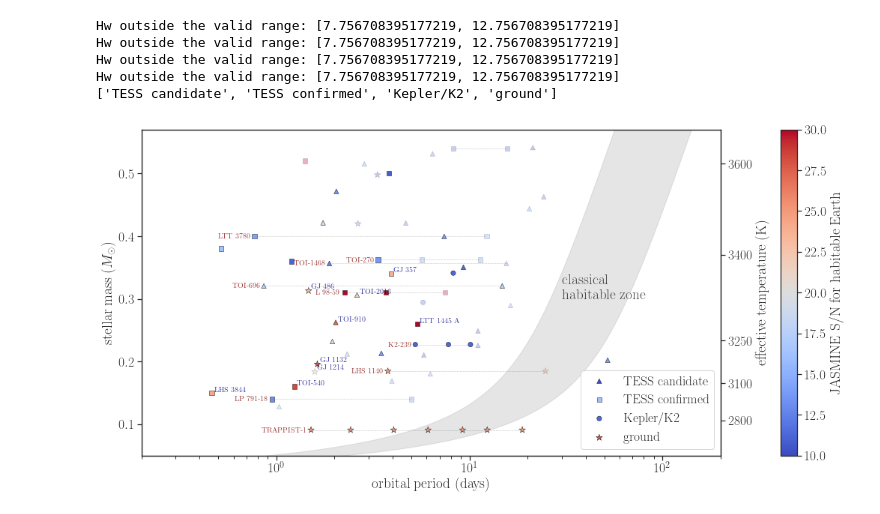
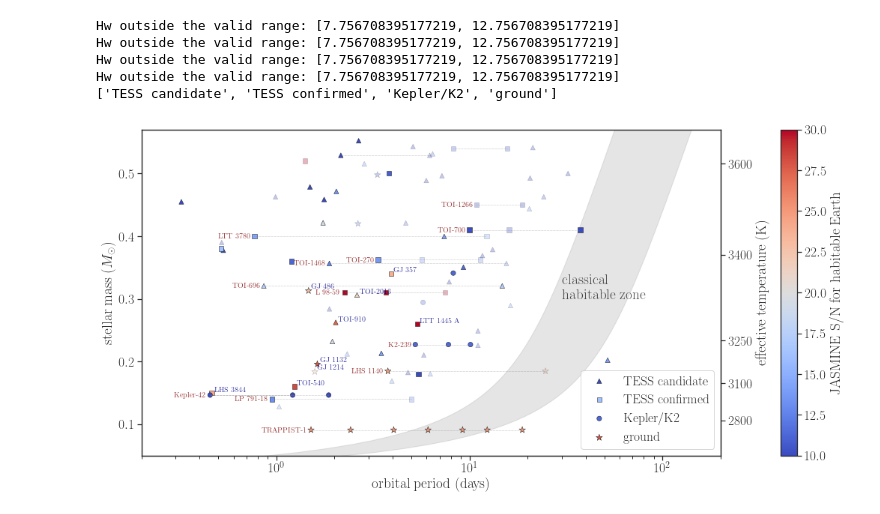
Before and after one commit to kemasuda/otofu, a Jupyter notebook: jasmine_targets/select_targets.ipynb, the cells around one changed output. Drawn from its saved outputs; the diff is of its cells as text; code cells hidden in the pictures.

```diff
--- a/jasmine_targets/select_targets.ipynb
+++ b/jasmine_targets/select_targets.ipynb
@@ -27,8 +27,8 @@ m0 = np.linspace(0.03, 0.65, 100)
 phz0 = HZperiod(m0, s=0.85)
 phz0_upp = HZperiod(m0, s=0.25)
 mticks, tticks = get_mtticks()
-sn_threshold = 10.
-sn_max = 30.
+sn_threshold = 8. # to appear or not on the plot
+sn_min, sn_max = 10, 30 # for colorbar
 # %%
 fig = plt.figure(figsize=(18,8))
 ax = fig.gca()
@@ -48,40 +48,40 @@ for df, mk, lab, ms in zip(datalist, ['^', 's', 'o', '*'], ['TESS candidate', 'T
 
     # <1.5Re planets
     _idx = (df['snHZ'] > sn_threshold) & (df.pl_rade < 1.5)
-    plt.scatter(df[_idx][xkey], df[_idx][ykey], alpha=1, c=df[_idx].snHZ, vmin=sn_threshold, vmax=sn_max, cmap='coolwarm',
+    plt.scatter(df[_idx][xkey], df[_idx][ykey], alpha=1, c=df[_idx].snHZ, vmin=sn_min, vmax=sn_max, cmap='coolwarm',
                 edgecolors='k', lw=0.5, marker=mk, label=lab, s=ms)
     if mk=='^':
         plt.colorbar(pad=0.08, label='JASMINE S/N for habitable Earth')
 
     # Earth-sized planets
     _idx = (df['snHZ'] > sn_threshold) & (df.pl_rade >= 1.5)
-    plt.scatter(df[_idx][xkey], df[_idx][ykey], alpha=0.3, c=df[_idx].snHZ, vmin=sn_threshold, vmax=sn_max, cmap='coolwarm',
+    plt.scatter(df[_idx][xkey], df[_idx][ykey], alpha=0.3, c=df[_idx].snHZ, vmin=sn_min, vmax=sn_max, cmap='coolwarm',
     edgecolors='k', lw=0.5, marker=mk, s=ms)
 
     _idx = (df['snHZ'] > sn_threshold)
     _tids = list(set(df[_idx].tid))
     for _tid in _tids:
         __idx = _idx & (df.tid==_tid)
         plt.plot(df[__idx][xkey], df[__idx][ykey], ls='dotted', lw=0.5, color='gray')
 
         if (np.sum(__idx&(df.mass<0.5)) > 1):
             #print (df[__idx][['pl_name', 'hostname', 'mass', 'pl_orbper', 'pl_rade', 'pHZ', 'snHZ', "Hwmag"]])
             #ax.text(np.min(df[__idx]['pl_orbper'])*0.05+0.1, df[__idx]['mass'].iloc[0], df[__idx]['hostname'].iloc[0], color='k', zorder=1000, alpha=0.8, va='center', fontsize=10)
             ax.text(np.min(df[__idx]['pl_orbper'])*0.95, df[__idx]['mass'].iloc[0], df[__idx]['hostname'].iloc[0],
                     zorder=1000, alpha=0.8, va='center', ha='right', fontsize=10, color='maroon')
 
         if (np.sum(__idx&(df.mass<0.5)) == 1 and df[__idx].snHZ.iloc[0] > 20):
             ax.text(np.min(df[__idx]['pl_orbper'])*1.03, df[__idx]['mass'].iloc[0], df[__idx]['hostname'].iloc[0],
                     zorder=1000, alpha=0.8, va='bottom', ha='left', fontsize=10, color='darkblue')
 
 plt.legend(loc='lower right')
 plt.xlim(0.2, 200)
 
 ax2 = ax.twinx()
 ax2.set_yticks(mticks)
 ax2.set_yticklabels(['${0:d}$'.format(int(t)) for t in tticks])
 ax2.set_ylabel("effective temperature (K)")
 ax2.set_ylim(0.05, 0.55)
 plt.savefig("select_targets.png", dpi=200, bbox_inches="tight")
 # %% [output]
-[figure, old version]
+[figure, new version]
```
